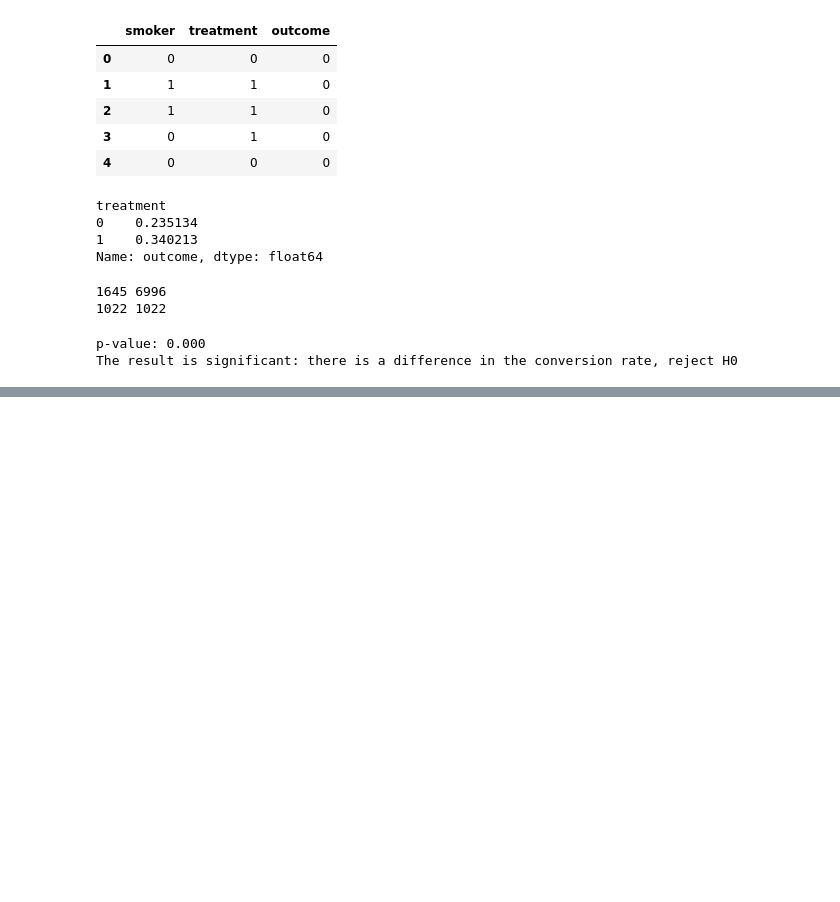
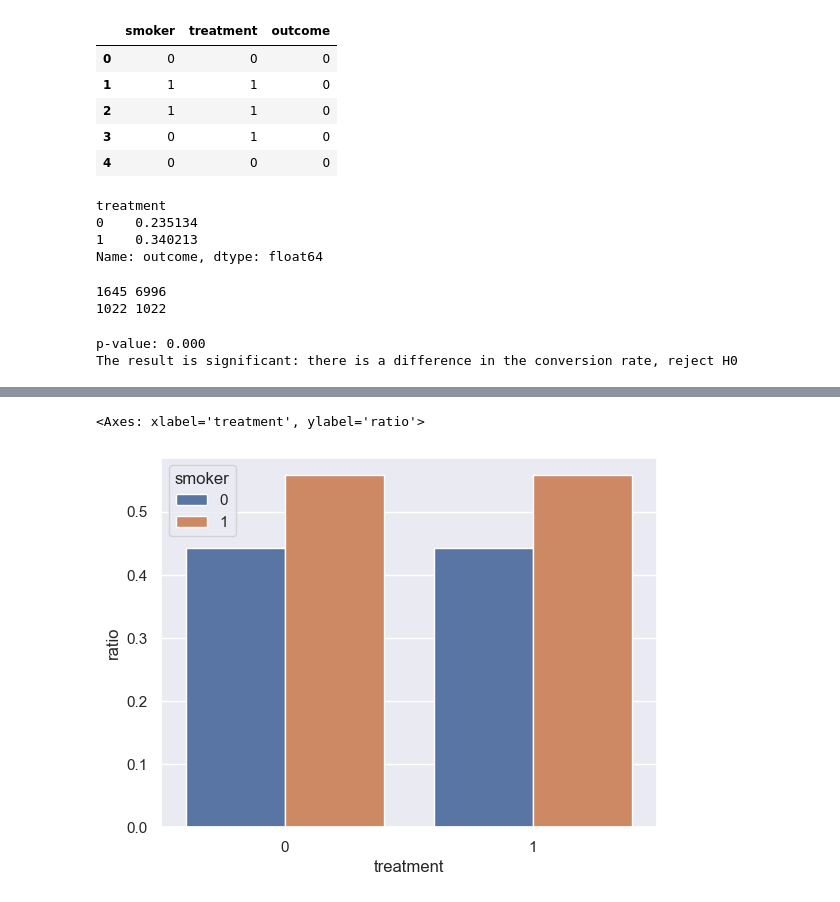
Before and after one commit to adhal007/Data-Science-with-Python, a Jupyter notebook: simple_matching.ipynb, the cells around one changed output, grey strips where cells are left out. Drawn from its saved outputs; the diff is of its cells as text; code cells hidden in the pictures; blank space fills up the shorter version.

```diff
--- a/simple_matching.ipynb
+++ b/simple_matching.ipynb
@@ -68,0 +149,15 @@ The result is significant: there is a difference in the conversion rate, reject
+# %%
+# for each person in treatment based on smoker or not, find a 1:1 match via sampling without replacement
+matched_control = []
+
+for index, row in treatment.iterrows():  # iterate over treatment group
+    # .sample() random sample 1
+    # .iloc[0] change dataframe to series
+    # lock random state so that we get the same result for every run
+    # .sample(replace=False) is the default - no replacement
+    matched = control[control.smoker==row.smoker].sample(random_state=42).iloc[0]
+    matched_control.append(matched)
+
+# convert list to dataframe and reset index
+matched_control = pd.DataFrame(matched_control).reset_index(drop=True)
+matched_control
@@ -68,0 +178,4 @@ The result is significant: there is a difference in the conversion rate, reject
+# %%
+df_matched = pd.concat([treatment, matched_control])
+df_matched[['smoker', 'treatment', 'outcome']] = df_matched[['smoker', 'treatment', 'outcome']].astype(int)  # change to int
+df_matched
@@ -68,0 +196,4 @@ The result is significant: there is a difference in the conversion rate, reject
+# %%
+# after matching same smoker ratio in both control and treatment group
+smoker_ratio_matched = df_matched.groupby('treatment')['smoker'].value_counts(normalize=True)
+smoker_ratio_matched
@@ -68,0 +207,3 @@ The result is significant: there is a difference in the conversion rate, reject
+# %%
+smoker_ratio_matched = smoker_ratio_matched.to_frame(name="ratio").reset_index()
+smoker_ratio_matched
@@ -68,0 +216,11 @@ The result is significant: there is a difference in the conversion rate, reject
+# %%
+# sns group bar chart
+sns.barplot(
+    data=smoker_ratio_matched,
+    x='treatment',
+    y='ratio',
+    hue='smoker',
+)
+# %% [output]
+<Axes: xlabel='treatment', ylabel='ratio'>
+[figure, added]
```
Also changed, not shown: parts of 15 cells of this notebook, 9 other files.
